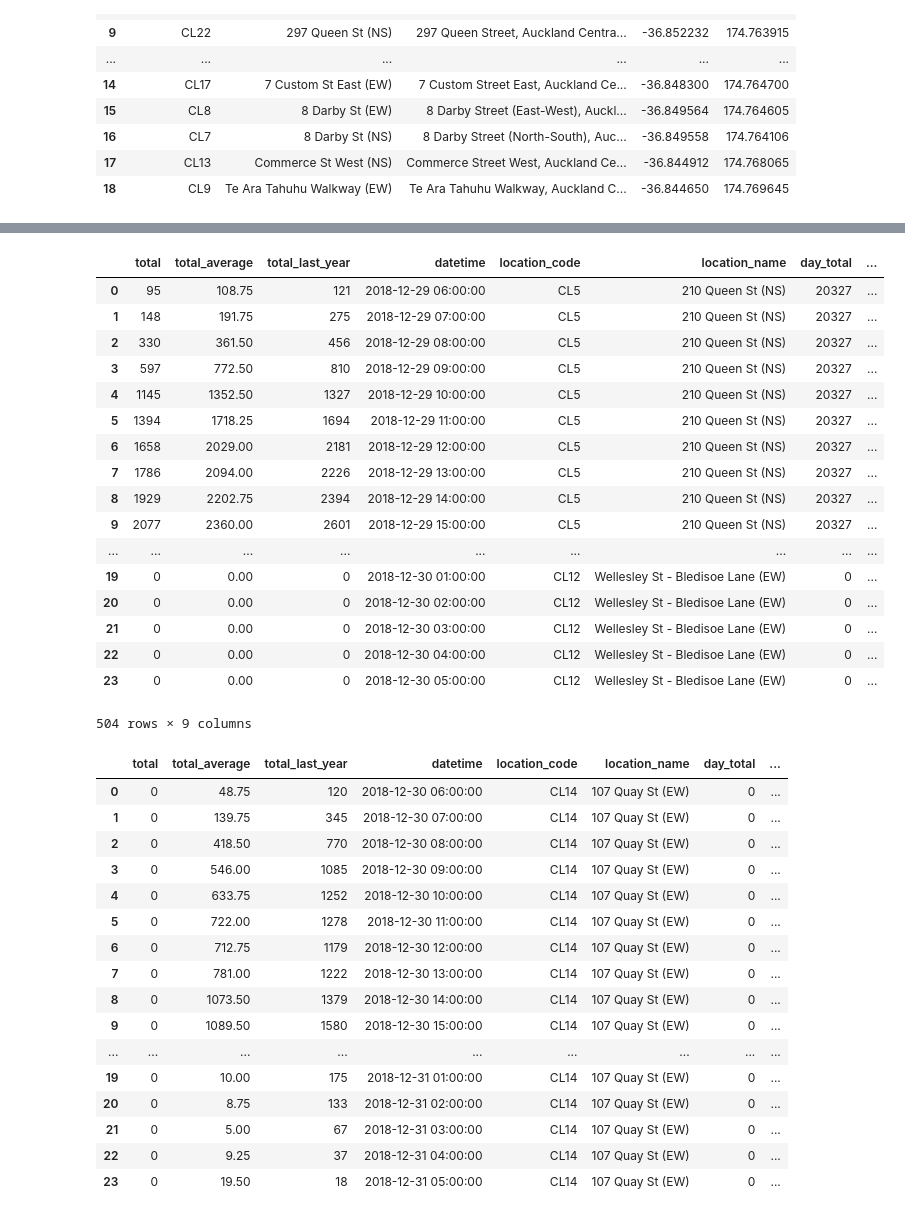
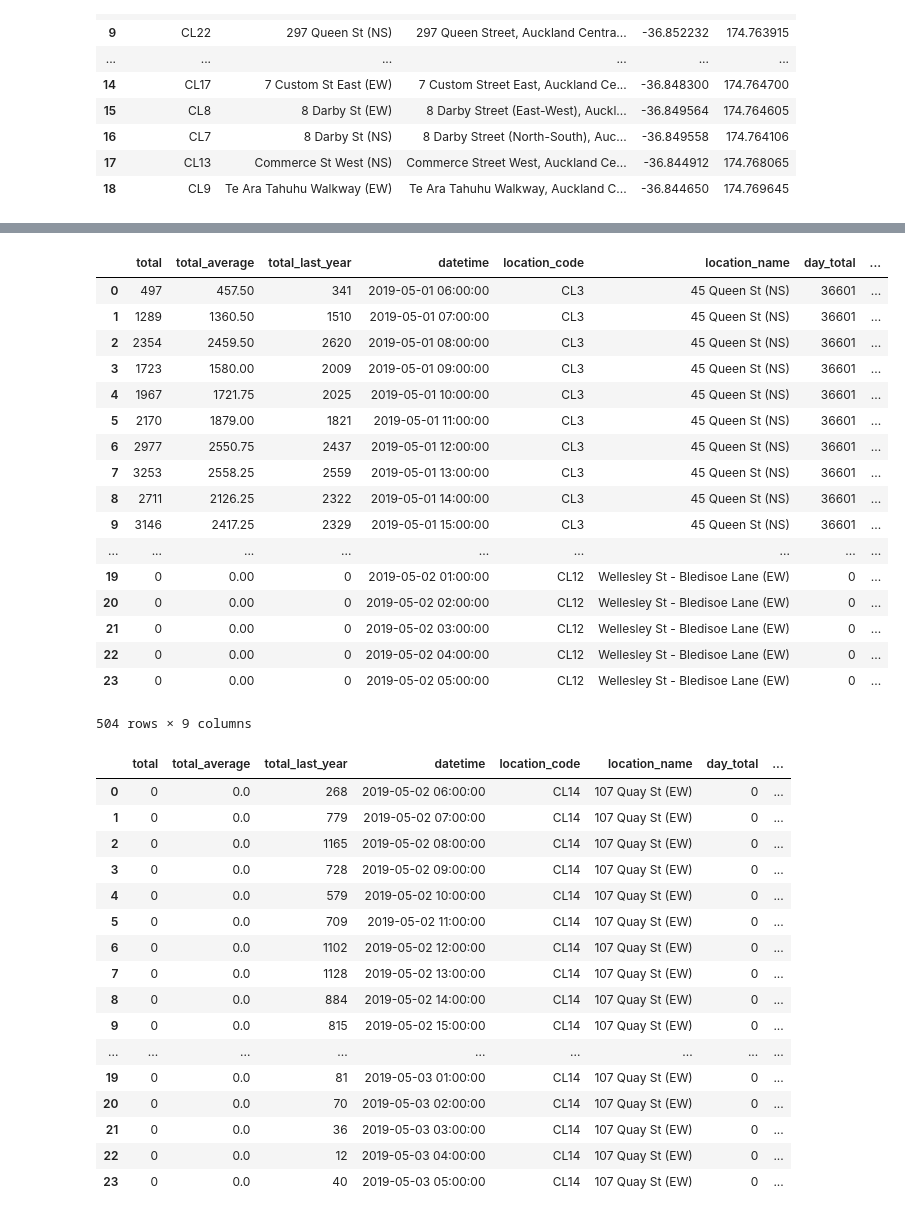
Before and after one commit to mrcagney/hotc, a Jupyter notebook: ipynb/examples.ipynb, the cells around one changed output, grey strips where cells are left out. Drawn from its saved outputs; the diff is of its cells as text; code cells hidden in the pictures.

```diff
--- a/ipynb/examples.ipynb
+++ b/ipynb/examples.ipynb
@@ -32,9 +32,9 @@ hc.COUNTERS
 | 17 | CL13 | Commerce St West (NS) | Commerce Street West, Auckland Ce... | -36.844912 | 174.768065 |
 | 18 | CL9 | Te Ara Tahuhu Walkway (EW) | Te Ara Tahuhu Walkway, Auckland C... | -36.844650 | 174.769645 |
 # %%
-# Get daily counts for 2017-10
+# Get some daily counts
 
-dates = pd.date_range("2018-12-29", "2018-12-30", freq="D")
+dates = pd.date_range("2019-05-01", "2019-05-06", freq="D")
 dates = [date.strftime(hc.DATE_FORMAT) for date in dates]
 print(dates)
 
@@ -50,39 +50,39 @@ Wall time: 2.57 s
 |  | total | total_average | total_last_year | datetime | location_code | location_name | day_total | ... |
-| 0 | 95 | 108.75 | 121 | 2018-12-29 06:00:00 | CL5 | 210 Queen St (NS) | 20327 | ... |
-| 1 | 148 | 191.75 | 275 | 2018-12-29 07:00:00 | CL5 | 210 Queen St (NS) | 20327 | ... |
-| 2 | 330 | 361.50 | 456 | 2018-12-29 08:00:00 | CL5 | 210 Queen St (NS) | 20327 | ... |
-| 3 | 597 | 772.50 | 810 | 2018-12-29 09:00:00 | CL5 | 210 Queen St (NS) | 20327 | ... |
-| 4 | 1145 | 1352.50 | 1327 | 2018-12-29 10:00:00 | CL5 | 210 Queen St (NS) | 20327 | ... |
-| 5 | 1394 | 1718.25 | 1694 | 2018-12-29 11:00:00 | CL5 | 210 Queen St (NS) | 20327 | ... |
-| 6 | 1658 | 2029.00 | 2181 | 2018-12-29 12:00:00 | CL5 | 210 Queen St (NS) | 20327 | ... |
-| 7 | 1786 | 2094.00 | 2226 | 2018-12-29 13:00:00 | CL5 | 210 Queen St (NS) | 20327 | ... |
-| 8 | 1929 | 2202.75 | 2394 | 2018-12-29 14:00:00 | CL5 | 210 Queen St (NS) | 20327 | ... |
-| 9 | 2077 | 2360.00 | 2601 | 2018-12-29 15:00:00 | CL5 | 210 Queen St (NS) | 20327 | ... |
+| 0 | 497 | 457.50 | 341 | 2019-05-01 06:00:00 | CL3 | 45 Queen St (NS) | 36601 | ... |
+| 1 | 1289 | 1360.50 | 1510 | 2019-05-01 07:00:00 | CL3 | 45 Queen St (NS) | 36601 | ... |
+| 2 | 2354 | 2459.50 | 2620 | 2019-05-01 08:00:00 | CL3 | 45 Queen St (NS) | 36601 | ... |
+| 3 | 1723 | 1580.00 | 2009 | 2019-05-01 09:00:00 | CL3 | 45 Queen St (NS) | 36601 | ... |
+| 4 | 1967 | 1721.75 | 2025 | 2019-05-01 10:00:00 | CL3 | 45 Queen St (NS) | 36601 | ... |
+| 5 | 2170 | 1879.00 | 1821 | 2019-05-01 11:00:00 | CL3 | 45 Queen St (NS) | 36601 | ... |
+| 6 | 2977 | 2550.75 | 2437 | 2019-05-01 12:00:00 | CL3 | 45 Queen St (NS) | 36601 | ... |
+| 7 | 3253 | 2558.25 | 2559 | 2019-05-01 13:00:00 | CL3 | 45 Queen St (NS) | 36601 | ... |
+| 8 | 2711 | 2126.25 | 2322 | 2019-05-01 14:00:00 | CL3 | 45 Queen St (NS) | 36601 | ... |
+| 9 | 3146 | 2417.25 | 2329 | 2019-05-01 15:00:00 | CL3 | 45 Queen St (NS) | 36601 | ... |
 | ... | ... | ... | ... | ... | ... | ... | ... | ... |
-| 19 | 0 | 0.00 | 0 | 2018-12-30 01:00:00 | CL12 | Wellesley St - Bledisoe Lane (EW) | 0 | ... |
-| 20 | 0 | 0.00 | 0 | 2018-12-30 02:00:00 | CL12 | Wellesley St - Bledisoe Lane (EW) | 0 | ... |
-| 21 | 0 | 0.00 | 0 | 2018-12-30 03:00:00 | CL12 | Wellesley St - Bledisoe Lane (EW) | 0 | ... |
-| 22 | 0 | 0.00 | 0 | 2018-12-30 04:00:00 | CL12 | Wellesley St - Bledisoe Lane (EW) | 0 | ... |
-| 23 | 0 | 0.00 | 0 | 2018-12-30 05:00:00 | CL12 | Wellesley St - Bledisoe Lane (EW) | 0 | ... |
+| 19 | 0 | 0.00 | 0 | 2019-05-02 01:00:00 | CL12 | Wellesley St - Bledisoe Lane (EW) | 0 | ... |
+| 20 | 0 | 0.00 | 0 | 2019-05-02 02:00:00 | CL12 | Wellesley St - Bledisoe Lane (EW) | 0 | ... |
+| 21 | 0 | 0.00 | 0 | 2019-05-02 03:00:00 | CL12 | Wellesley St - Bledisoe Lane (EW) | 0 | ... |
+| 22 | 0 | 0.00 | 0 | 2019-05-02 04:00:00 | CL12 | Wellesley St - Bledisoe Lane (EW) | 0 | ... |
+| 23 | 0 | 0.00 | 0 | 2019-05-02 05:00:00 | CL12 | Wellesley St - Bledisoe Lane (EW) | 0 | ... |
 504 rows × 9 columns
 # %%
 f = counts_by_date[dates[1]]
 f.loc[lambda x: x.location_name == "107 Quay St (EW)"]
 # %% [output]
 |  | total | total_average | total_last_year | datetime | location_code | location_name | day_total | ... |
-| 0 | 0 | 48.75 | 120 | 2018-12-30 06:00:00 | CL14 | 107 Quay St (EW) | 0 | ... |
-| 1 | 0 | 139.75 | 345 | 2018-12-30 07:00:00 | CL14 | 107 Quay St (EW) | 0 | ... |
-| 2 | 0 | 418.50 | 770 | 2018-12-30 08:00:00 | CL14 | 107 Quay St (EW) | 0 | ... |
-| 3 | 0 | 546.00 | 1085 | 2018-12-30 09:00:00 | CL14 | 107 Quay St (EW) | 0 | ... |
-| 4 | 0 | 633.75 | 1252 | 2018-12-30 10:00:00 | CL14 | 107 Quay St (EW) | 0 | ... |
-| 5 | 0 | 722.00 | 1278 | 2018-12-30 11:00:00 | CL14 | 107 Quay St (EW) | 0 | ... |
-| 6 | 0 | 712.75 | 1179 | 2018-12-30 12:00:00 | CL14 | 107 Quay St (EW) | 0 | ... |
-| 7 | 0 | 781.00 | 1222 | 2018-12-30 13:00:00 | CL14 | 107 Quay St (EW) | 0 | ... |
-| 8 | 0 | 1073.50 | 1379 | 2018-12-30 14:00:00 | CL14 | 107 Quay St (EW) | 0 | ... |
-| 9 | 0 | 1089.50 | 1580 | 2018-12-30 15:00:00 | CL14 | 107 Quay St (EW) | 0 | ... |
+| 0 | 0 | 0.0 | 268 | 2019-05-02 06:00:00 | CL14 | 107 Quay St (EW) | 0 | ... |
+| 1 | 0 | 0.0 | 779 | 2019-05-02 07:00:00 | CL14 | 107 Quay St (EW) | 0 | ... |
+| 2 | 0 | 0.0 | 1165 | 2019-05-02 08:00:00 | CL14 | 107 Quay St (EW) | 0 | ... |
+| 3 | 0 | 0.0 | 728 | 2019-05-02 09:00:00 | CL14 | 107 Quay St (EW) | 0 | ... |
+| 4 | 0 | 0.0 | 579 | 2019-05-02 10:00:00 | CL14 | 107 Quay St (EW) | 0 | ... |
+| 5 | 0 | 0.0 | 709 | 2019-05-02 11:00:00 | CL14 | 107 Quay St (EW) | 0 | ... |
+| 6 | 0 | 0.0 | 1102 | 2019-05-02 12:00:00 | CL14 | 107 Quay St (EW) | 0 | ... |
+| 7 | 0 | 0.0 | 1128 | 2019-05-02 13:00:00 | CL14 | 107 Quay St (EW) | 0 | ... |
+| 8 | 0 | 0.0 | 884 | 2019-05-02 14:00:00 | CL14 | 107 Quay St (EW) | 0 | ... |
+| 9 | 0 | 0.0 | 815 | 2019-05-02 15:00:00 | CL14 | 107 Quay St (EW) | 0 | ... |
 | ... | ... | ... | ... | ... | ... | ... | ... | ... |
-| 19 | 0 | 10.00 | 175 | 2018-12-31 01:00:00 | CL14 | 107 Quay St (EW) | 0 | ... |
-| 20 | 0 | 8.75 | 133 | 2018-12-31 02:00:00 | CL14 | 107 Quay St (EW) | 0 | ... |
-| 21 | 0 | 5.00 | 67 | 2018-12-31 03:00:00 | CL14 | 107 Quay St (EW) | 0 | ... |
-| 22 | 0 | 9.25 | 37 | 2018-12-31 04:00:00 | CL14 | 107 Quay St (EW) | 0 | ... |
-| 23 | 0 | 19.50 | 18 | 2018-12-31 05:00:00 | CL14 | 107 Quay St (EW) | 0 | ... |
+| 19 | 0 | 0.0 | 81 | 2019-05-03 01:00:00 | CL14 | 107 Quay St (EW) | 0 | ... |
+| 20 | 0 | 0.0 | 70 | 2019-05-03 02:00:00 | CL14 | 107 Quay St (EW) | 0 | ... |
+| 21 | 0 | 0.0 | 36 | 2019-05-03 03:00:00 | CL14 | 107 Quay St (EW) | 0 | ... |
+| 22 | 0 | 0.0 | 12 | 2019-05-03 04:00:00 | CL14 | 107 Quay St (EW) | 0 | ... |
+| 23 | 0 | 0.0 | 40 | 2019-05-03 05:00:00 | CL14 | 107 Quay St (EW) | 0 | ... |
```
Also changed, not shown: parts of 1 cell of this notebook.
